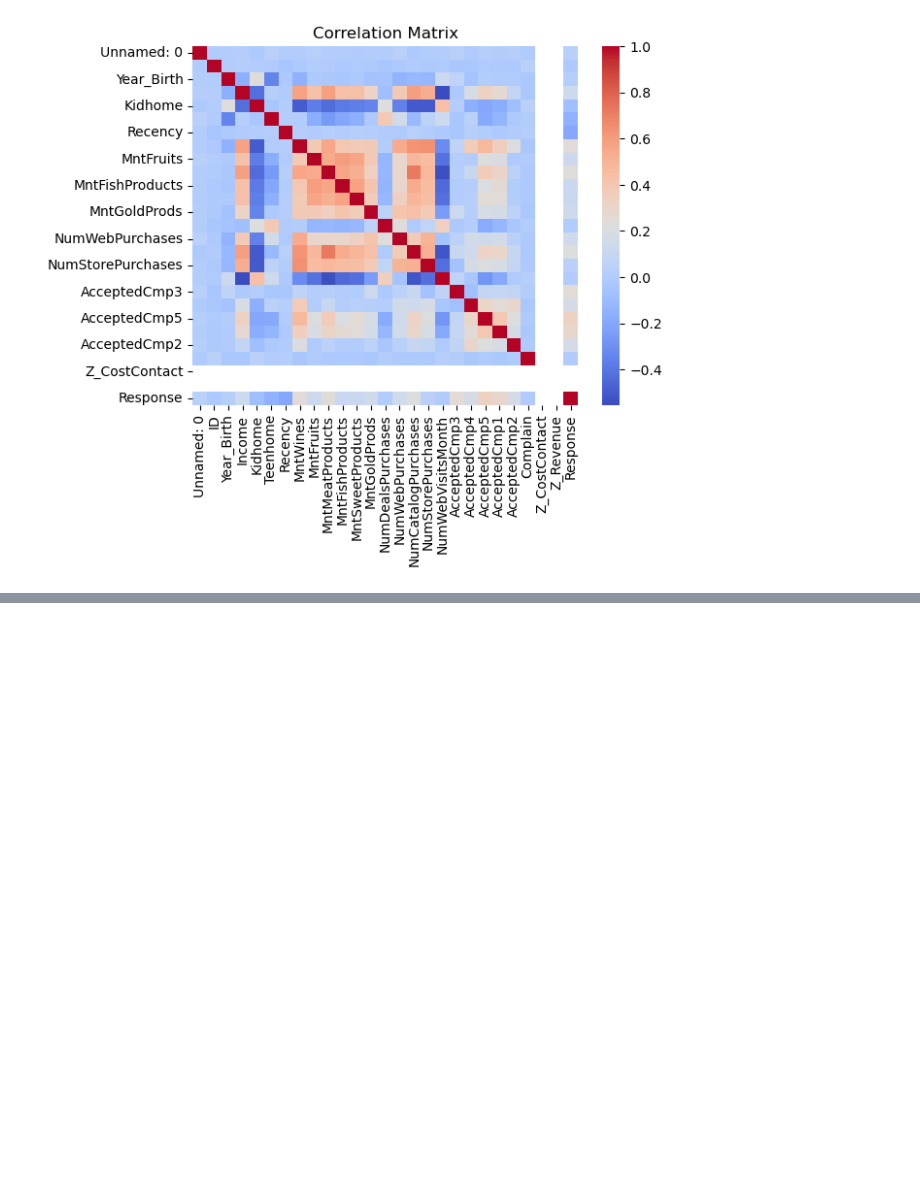
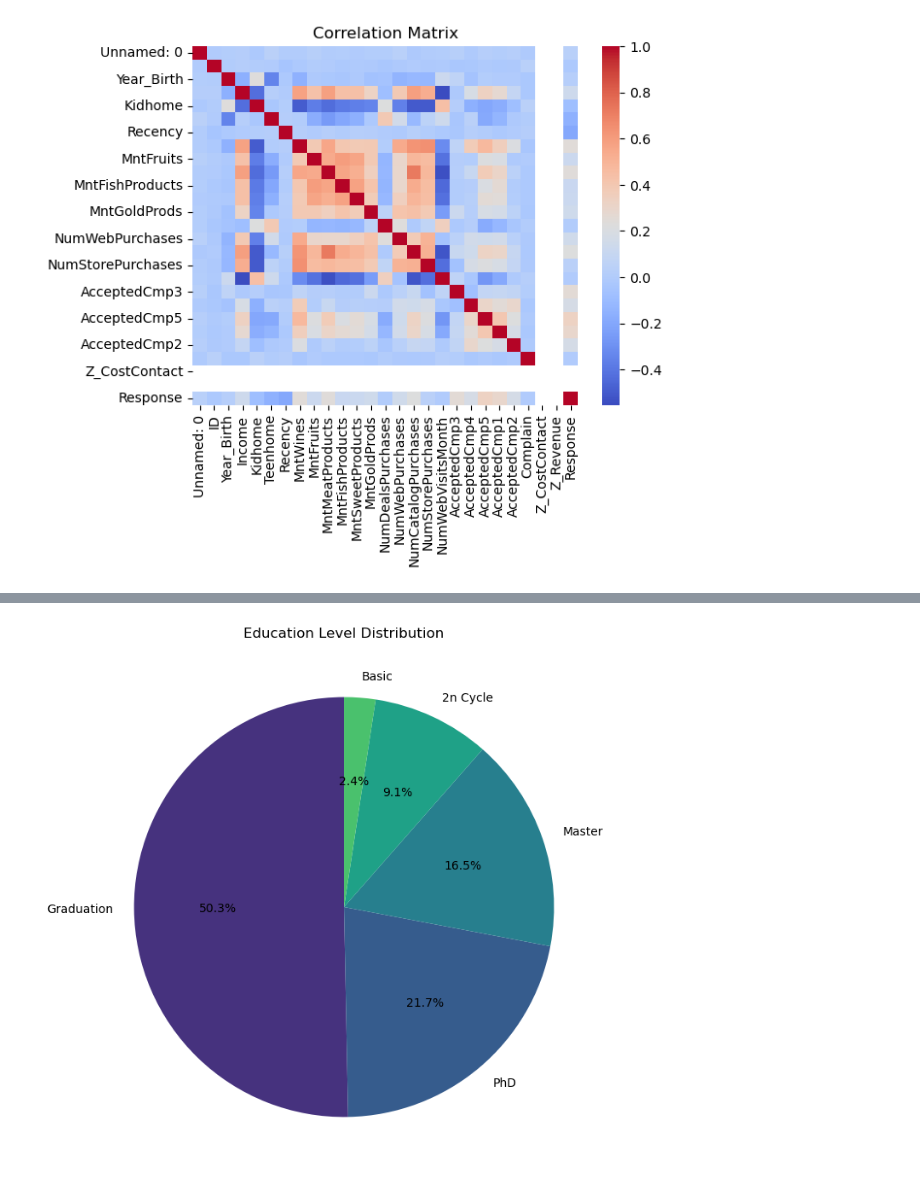
Before and after one commit to ASM2023063/mscda-20241-capstone, a Jupyter notebook: 2023063_CAPSTONE_PRACTICAL_V1.ipynb, the cells around one changed output, grey strips where cells are left out. Saved outputs shown, nothing was run; the diff lists cells and outputs as text; code cells hidden in the pictures; blank space fills up the shorter version.

```diff
--- a/2023063_CAPSTONE_PRACTICAL_V1.ipynb
+++ b/2023063_CAPSTONE_PRACTICAL_V1.ipynb
@@ -152,0 +188,8 @@ plt.show()
+# %%
+# Plot a pie chart
+plt.figure(figsize=(8, 8))
+plt.pie(education_counts, labels=education_counts.index, autopct='%1.1f%%', startangle=90, colors=sns.color_palette('viridis'))
+plt.title('Education Level Distribution')
+plt.show()
+# %% [output]
+[figure, added]
```
Also changed, not shown: parts of 6 cells of this notebook.
